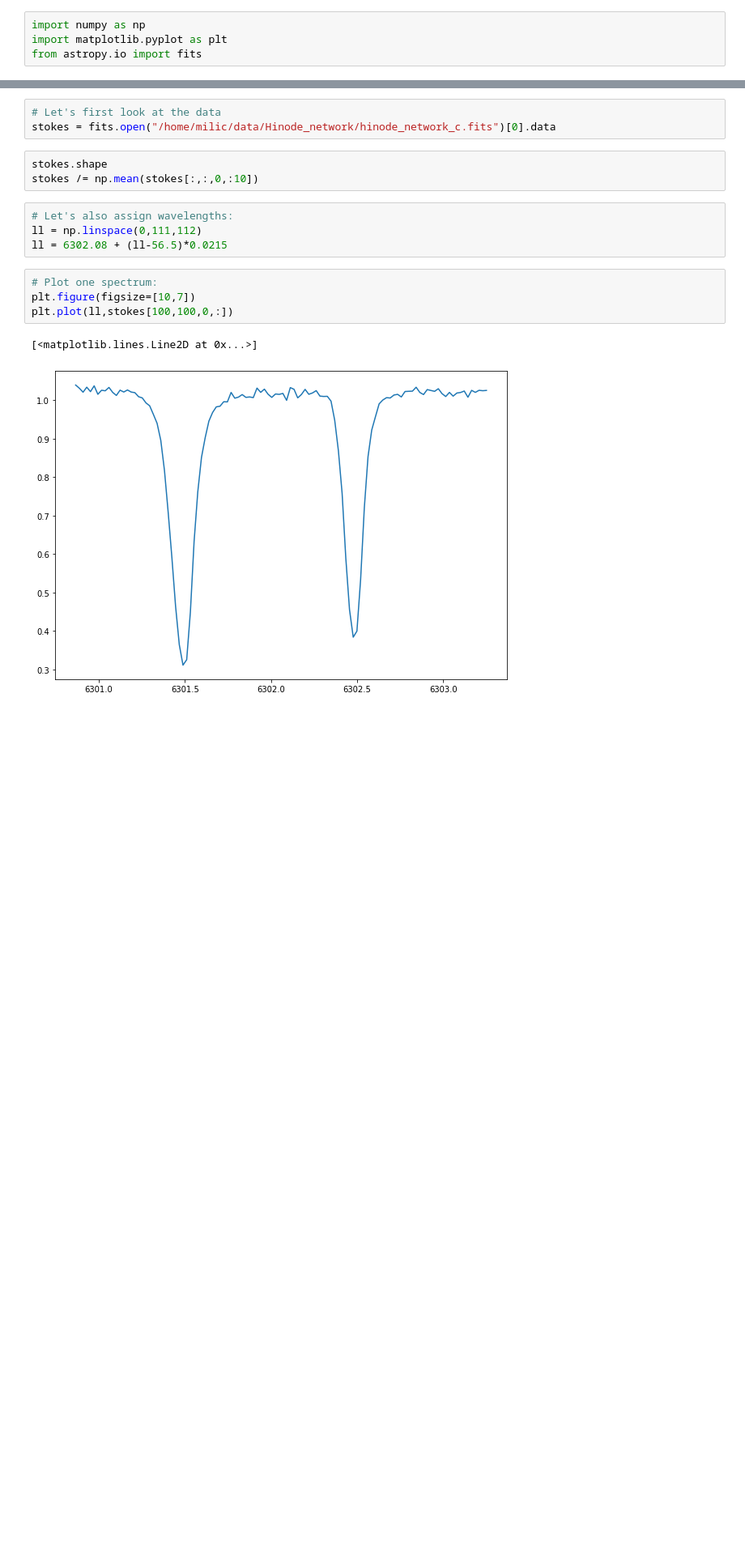
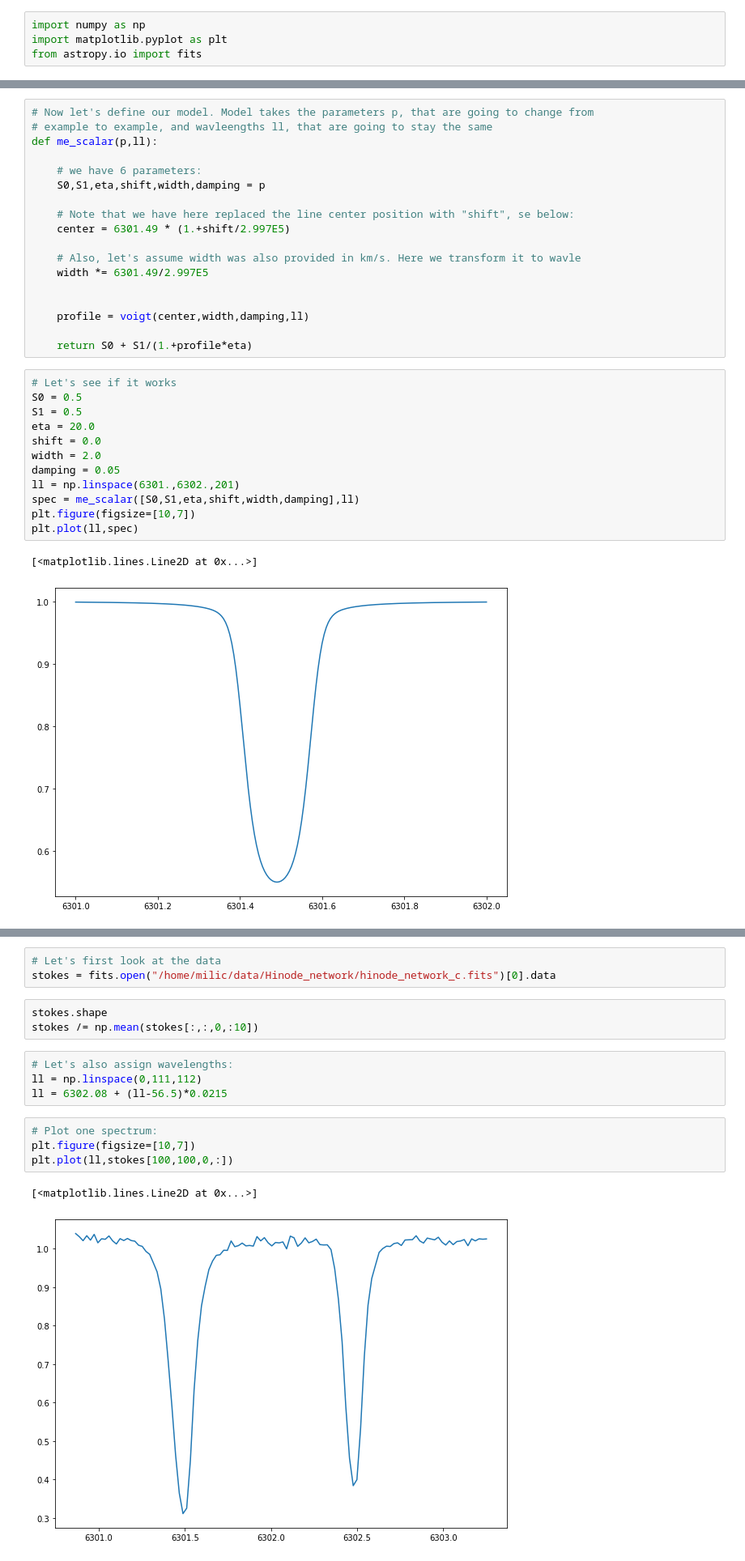
Before and after one commit to ivanzmilic/me_inversion_exercises, a Jupyter notebook: scalar_me.ipynb, the cells around one changed output, grey strips where cells are left out. Shown at 81% size. Drawn from its saved outputs; the diff is of its cells as text; blank space fills up the shorter version.

Commit message:
updated scalar notebook

```diff
--- a/scalar_me.ipynb
+++ b/scalar_me.ipynb
@@ -4,0 +33,33 @@ from astropy.io import fits
+# %%
+# Now let's define our model. Model takes the parameters p, that are going to change from
+# example to example, and wavleengths ll, that are going to stay the same
+def me_scalar(p,ll):
+
+    # we have 6 parameters:
+    S0,S1,eta,shift,width,damping = p
+
+    # Note that we have here replaced the line center position with "shift", se below:
+    center = 6301.49 * (1.+shift/2.997E5)
+
+    # Also, let's assume width was also provided in km/s. Here we transform it to wavle
+    width *= 6301.49/2.997E5
+
+
+    profile = voigt(center,width,damping,ll)
+
+    return S0 + S1/(1.+profile*eta)
+# %%
+# Let's see if it works
+S0 = 0.5
+S1 = 0.5
+eta = 20.0
+shift = 0.0
+width = 2.0
+damping = 0.05
+ll = np.linspace(6301.,6302.,201)
+spec = me_scalar([S0,S1,eta,shift,width,damping],ll)
+plt.figure(figsize=[10,7])
+plt.plot(ll,spec)
+# %% [output]
+[<matplotlib.lines.Line2D at 0x...>]
+[figure, added]
```
Also changed, not shown: parts of 10 cells of this notebook.
